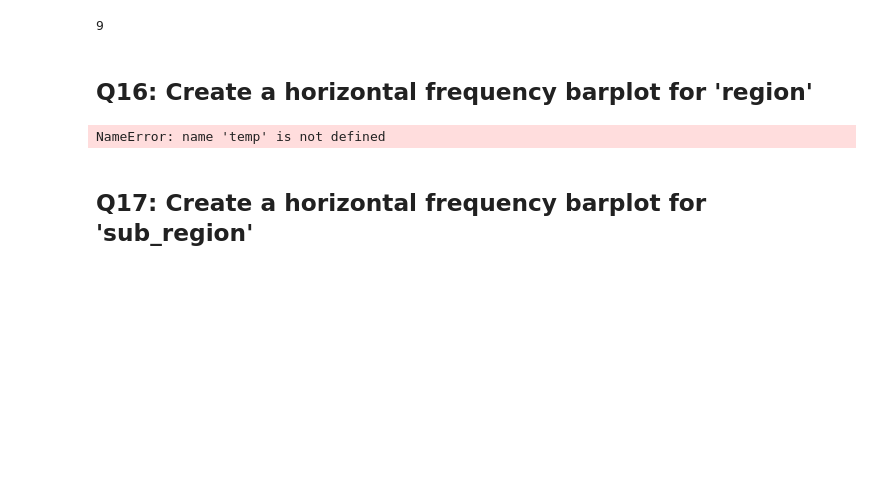
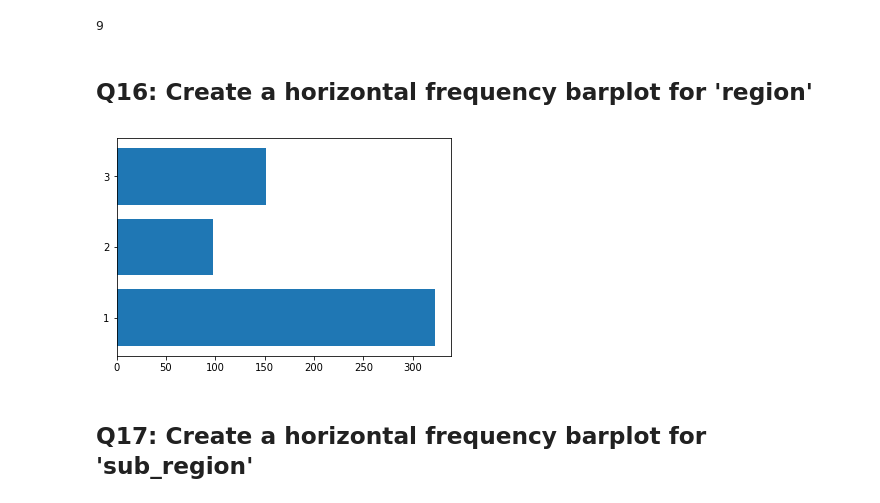
Before and after one commit to MarkHyphen/dsp, a Jupyter notebook: python/pandas/3_pandas_olive_answers_Marc_Parent.ipynb, the cells around one changed output. Cells and saved outputs as stored; diff of their text form; code cells hidden in the pictures; blank space fills up the shorter version.

```diff
--- a/python/pandas/3_pandas_olive_answers_Marc_Parent.ipynb
+++ b/python/pandas/3_pandas_olive_answers_Marc_Parent.ipynb
@@ -191,11 +188,13 @@ len(df['sub_region_desc'].unique())
 # %% [markdown]
 ## Q16:   Create a horizontal frequency barplot for 'region'
 # %%
+temp = [1, 2, 3]
 data = np.histogram(df.region.values, bins=[0.5, 1.5, 2.5, 3.5])
 plt.barh(temp, data[0])
+plt.yticks(temp, ['1', '2', '3'])
 plt.show()
 # %% [output]
-NameError: name 'temp' is not defined
+[figure, added]
 # %% [markdown]
 ## Q17:   Create a horizontal frequency barplot for 'sub_region'
 # %%
```
Also changed, not shown: parts of 2 cells of this notebook.
